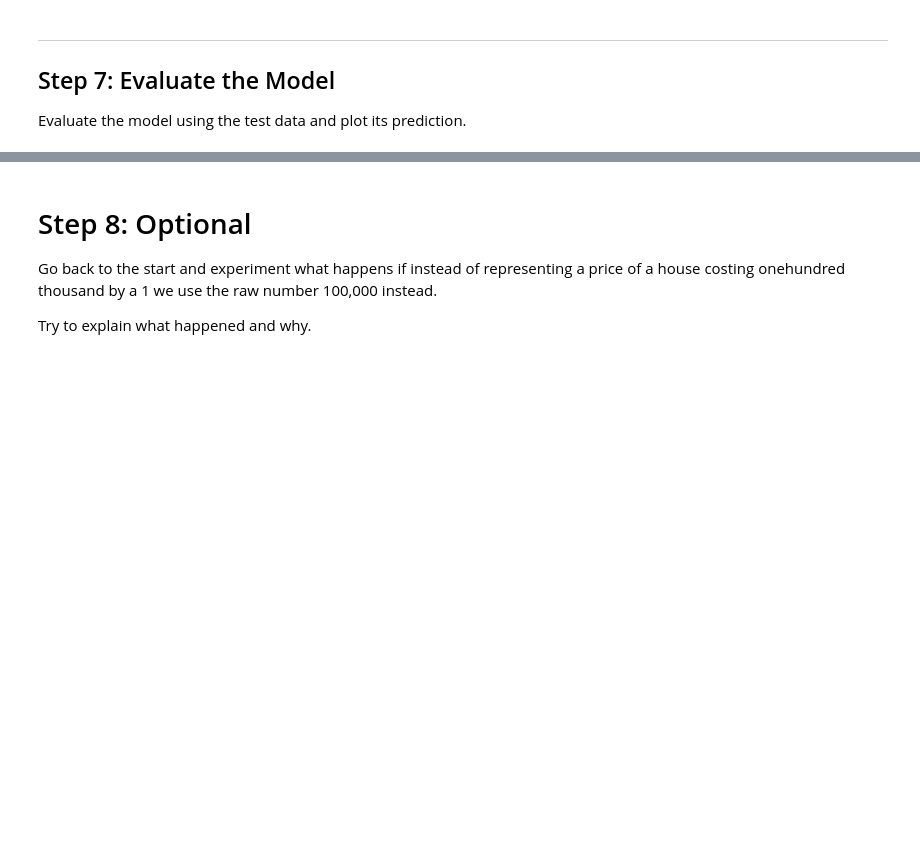
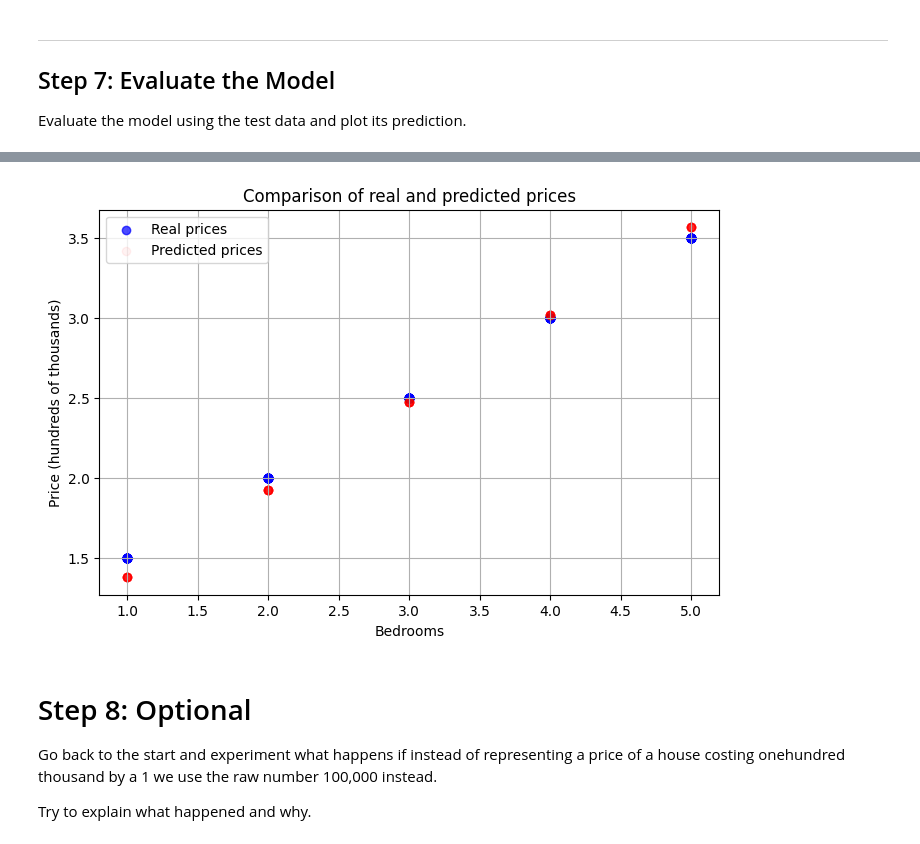
Before and after one commit to Jesuisgmo/ML_opencampus_Kiel, a Jupyter notebook: machine-learning-with-tensorflow/week-01/Week1_Notebook1_Housing_Prices.ipynb, the cells around one changed output, grey strips where cells are left out. Cells and saved outputs as stored; diff of their text form; code cells hidden in the pictures; blank space fills up the shorter version.

```diff
--- a/machine-learning-with-tensorflow/week-01/Week1_Notebook1_Housing_Prices.ipynb
+++ b/machine-learning-with-tensorflow/week-01/Week1_Notebook1_Housing_Prices.ipynb
@@ -123,9 +121,20 @@ model.fit(X_train, y_train, epochs=10, verbose=0)
 Evaluate the model using the test data and plot its prediction.
 # %%
 # TODO Evaluate the model using the model.evaluate() function
-
+loss = model.evaluate(X_test, y_test)
 
 # TODO Make predictions
-
+y_pred = model.predict(X_test)
 
 # TODO Plot real vs predicted prices (hint: you can use the plotting code from above as a start)
+
+plt.figure(figsize=(8, 5))
+plt.scatter(X_test, y_test, color='blue', label='Real prices', alpha =0.7)
+plt.scatter(X_test, y_pred, color='red', label='Predicted prices', alpha =0.05)
+plt.xlabel('Bedrooms')
+plt.ylabel('Price (hundreds of thousands)')
+plt.title('Comparison of real and predicted prices')
+plt.legend()
+plt.grid(True)
+plt.show()
+# %% [output]
@@ -132,3 +143,4 @@ Evaluate the model using the test data and plot its prediction.
+[figure, added]
 # %% [markdown]
 # Step 8: Optional
 Go back to the start and experiment what happens if instead of representing a price of a house costing onehundred thousand by a 1 we use the raw number 100,000 instead.
```
Also changed, not shown: parts of 2 cells of this notebook.
